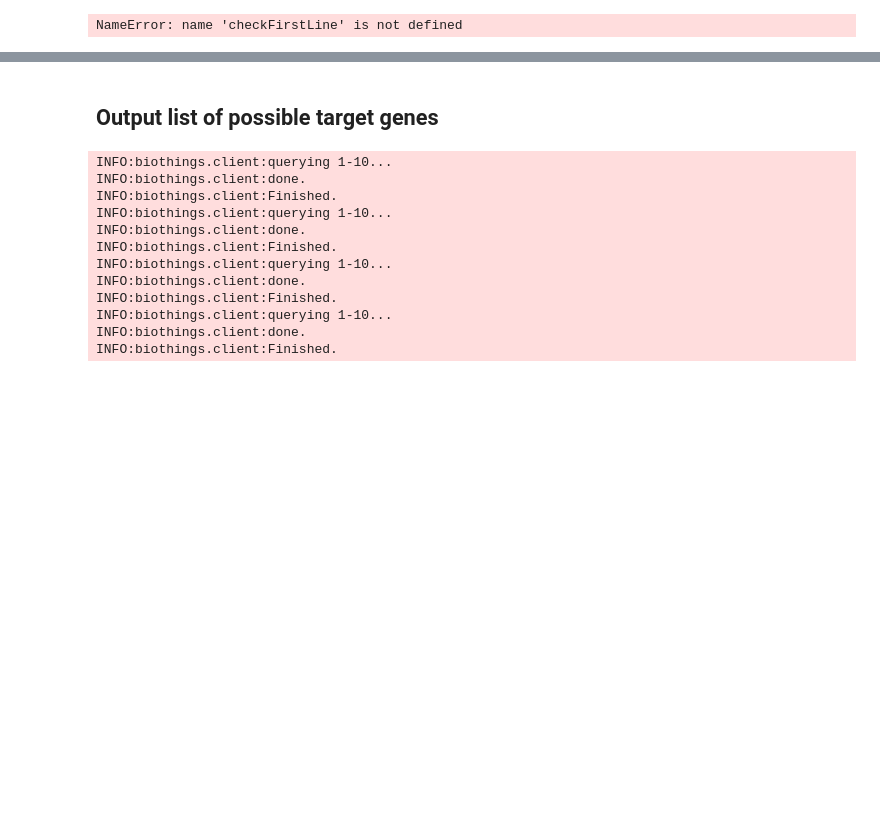
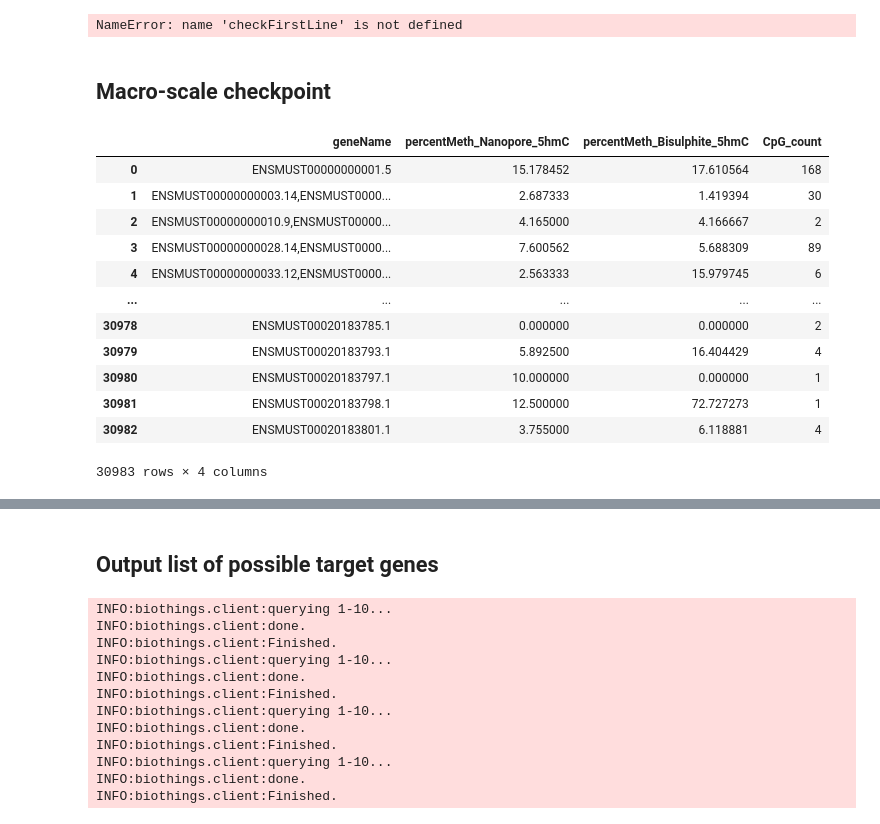
Before and after one commit to DominicOH/Analysis-of-nanopore-epigenetic-sequencing, a Jupyter notebook: Figures.ipynb, the cells around one changed output, grey strips where cells are left out. Saved outputs shown, nothing was run; the diff lists cells and outputs as text; code cells hidden in the pictures; blank space fills up the shorter version.

Commit message:
Improving gene/feature intersect functions

```diff
--- a/Figures.ipynb
+++ b/Figures.ipynb
@@ -116,10 +125,15 @@ class Checkpoint:
         colnames = ["chromosome", "chromStart", "chromEnd"]
         first_line = subprocess.check_output(["head", "-n 1", f"{self.path}"]).decode("utf-8").split("\t")
 
-        if len(first_line) == 7:
+        if len(first_line) == 6:
+            # pyrange
+            colnames = (["Chromosome", "Start", "End", "Strand", "percentMeth_Nanopore_5hmC", "percentMeth_Bisulphite_5hmC"])
+        elif len(first_line) == 7:
+            # long dataframe
             colnames.extend(["method", "strand", "readCount", "percentMeth"])
         elif len(first_line) == 8:
             # consider that this is true for merge3mod() below
+            # wide dataframe
             colnames.extend(["strand", "readCount_Bisulphite", "percentMeth_Bisulphite", "readCount_Nanopore", "percentMeth_Nanopore"])
         else:
             raise ValueError("Check file headers.")
@@ -605,3 +595,53 @@ def makeCGIrefDF():
+# %% [markdown]
+## Macro-scale checkpoint
+# %%
+pyrange_data = Checkpoint(path='./intermediates/three_mod_pyrange.tsv').loadCheckpoint()
+# %%
+class CpGIntersectPyrange(pr.PyRanges):
+    """
+    Main class for feature/gene level comparison.
+    """
+    def __init__(self, df):
+        super().__init__(df, df)
+
+    def intersectGenes(self):
+        """
+        Intersects CpGs with genes. Based on gene start/end coordinates in the GENCODE Basic reference build.
+        """
+        gene_ref_path = './feature_references/revised/GENCODE_Basic_mm39_Genes_merged.bed'
+        gene_ref = pd.read_csv(gene_ref_path,
+                               sep="\t",
+                               names=["Chromosome", "Start", "End", "geneName", "Strand"])
+        gene_ref_pr = pr.PyRanges(gene_ref)
+        return  self.join(gene_ref_pr, slack=0)
+
+    def groupGenes(self):
+        """
+        Groups CpGs based on gene intersects, as done by intersectGenes().
+        """
+        intersect_pr = self.intersectGenes()
+        groupby_df = intersect_pr.as_df().groupby("geneName").agg(
+            {"percentMeth_Nanopore_5hmC" : "mean",
+             "percentMeth_Bisulphite_5hmC" : "mean",
+             "Start" : "count"}
+             ).reset_index()
+        return  groupby_df.rename(columns={"Start" : "CpG_count"})
+# %%
+CpGIntersectPyrange(pyrange_data).groupGenes()
+# %% [output]
+|  | geneName | percentMeth_Nanopore_5hmC | percentMeth_Bisulphite_5hmC | CpG_count |
+| 0 | ENSMUST00000000001.5 | 15.178452 | 17.610564 | 168 |
+| 1 | ENSMUST00000000003.14,ENSMUST0000... | 2.687333 | 1.419394 | 30 |
+| 2 | ENSMUST00000000010.9,ENSMUST00000... | 4.165000 | 4.166667 | 2 |
+| 3 | ENSMUST00000000028.14,ENSMUST0000... | 7.600562 | 5.688309 | 89 |
+| 4 | ENSMUST00000000033.12,ENSMUST0000... | 2.563333 | 15.979745 | 6 |
+| ... | ... | ... | ... | ... |
+| 30978 | ENSMUST00020183785.1 | 0.000000 | 0.000000 | 2 |
+| 30979 | ENSMUST00020183793.1 | 5.892500 | 16.404429 | 4 |
+| 30980 | ENSMUST00020183797.1 | 10.000000 | 0.000000 | 1 |
+| 30981 | ENSMUST00020183798.1 | 12.500000 | 72.727273 | 1 |
+| 30982 | ENSMUST00020183801.1 | 3.755000 | 6.118881 | 4 |
+30983 rows × 4 columns
 # %%
 def intersectWithGene():
     pyrange = three_mod_pr
```
Also changed, not shown: parts of 19 cells of this notebook.
